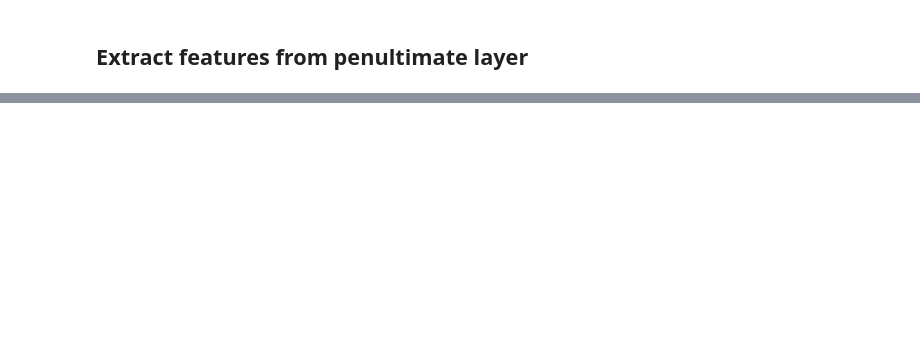
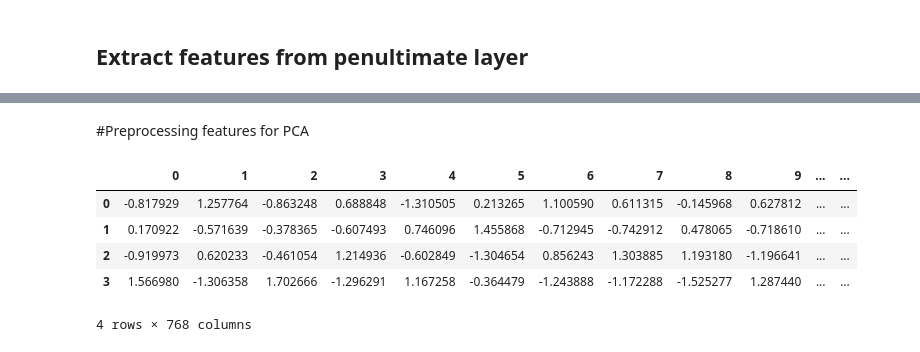
Before and after one commit to IGM-Students/twitter-emotion-visualization, a Jupyter notebook: features_extraction/feature_extractions.ipynb, the cells around one changed output, grey strips where cells are left out. Cells and saved outputs as stored; diff of their text form; code cells hidden in the pictures; blank space fills up the shorter version.

```diff
--- a/features_extraction/feature_extractions.ipynb
+++ b/features_extraction/feature_extractions.ipynb
@@ -82,6 +129,13 @@ print('feats shape:', FEATS.shape)
-# %%
-# Normalize results
-
-PREDICTIONS = (np.exp(PREDICTIONS)/np.exp(PREDICTIONS).sum(-1,keepdims=True))
-
-FEATS = (np.exp(FEATS)/np.exp(FEATS).sum(-1,keepdims=True))
+# %% [markdown]
+#Preprocessing features for PCA
+# %%
+standarizedFeatures = StandardScaler().fit_transform(FEATS[:,:])
+
+pd.DataFrame(data = standarizedFeatures).head()
+# %% [output]
+|  | 0 | 1 | 2 | 3 | 4 | 5 | 6 | 7 | 8 | 9 | ... | ... |
+| 0 | -0.817929 | 1.257764 | -0.863248 | 0.688848 | -1.310505 | 0.213265 | 1.100590 | 0.611315 | -0.145968 | 0.627812 | ... | ... |
+| 1 | 0.170922 | -0.571639 | -0.378365 | -0.607493 | 0.746096 | 1.455868 | -0.712945 | -0.742912 | 0.478065 | -0.718610 | ... | ... |
+| 2 | -0.919973 | 0.620233 | -0.461054 | 1.214936 | -0.602849 | -1.304654 | 0.856243 | 1.303885 | 1.193180 | -1.196641 | ... | ... |
+| 3 | 1.566980 | -1.306358 | 1.702666 | -1.296291 | 1.167258 | -0.364479 | -1.243888 | -1.172288 | -1.525277 | 1.287440 | ... | ... |
+4 rows × 768 columns
```
Also changed, not shown: parts of 11 cells of this notebook.
